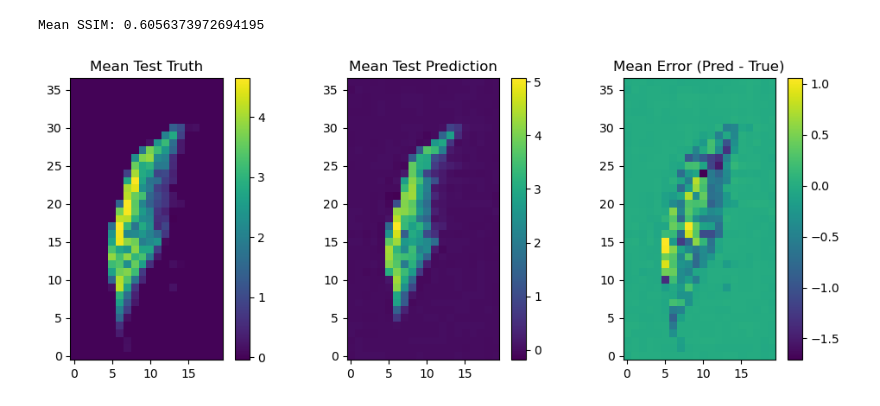
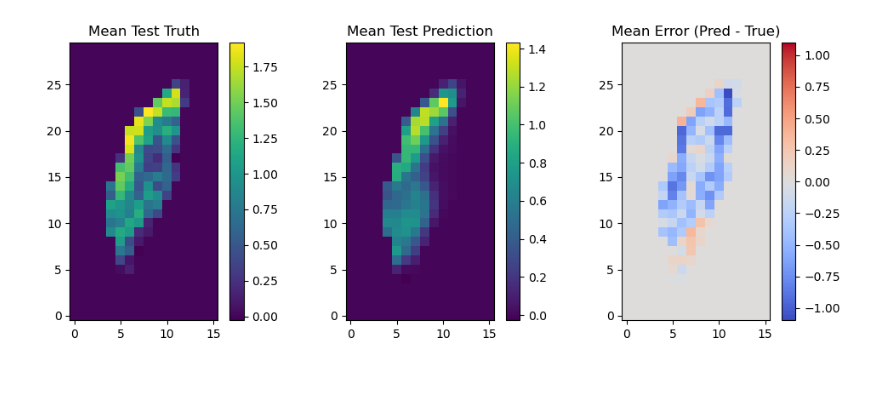
Before and after one commit to rubarriuso/TFM, a Jupyter notebook: modelado/DL_regression.ipynb, the cells around one changed output. Saved outputs shown, nothing was run; the diff lists cells and outputs as text; code cells hidden in the pictures; blank space fills up the shorter version.

```diff
--- a/modelado/DL_regression.ipynb
+++ b/modelado/DL_regression.ipynb
@@ -1004,57 +1404,49 @@ all_preds = []
 all_targets = []
 
 with torch.no_grad():
-    for x, y in test_loader:
+    for x, y, m in test_loader:
         x = x.to(device)
-        pred = model(x)
+        y = y.to(device)
+        m = m.to(device)
 
-        pred_np = pred.squeeze(1).cpu().numpy()
-        y_np = y.cpu().numpy()
+        pred = model(x).squeeze(1)
 
-        all_preds.append(pred_np)
-        all_targets.append(y_np)
+        pred_masked = pred * m
+        y_masked = y * m
+
+        all_preds.append(pred_masked.cpu().numpy())
+        all_targets.append(y_masked.cpu().numpy())
 
 all_preds = np.concatenate(all_preds, axis=0)     # (N, H, W)
 all_targets = np.concatenate(all_targets, axis=0) # (N, H, W)
 
 mean_pred = all_preds.mean(axis=0)     # (H, W)
 mean_true = all_targets.mean(axis=0)   # (H, W)
-
-ssim_scores = []
-
-for pred, true in zip(all_preds, all_targets):
-    score = ssim(true, pred, data_range=true.max() - true.min())
-    ssim_scores.append(score)
-
-mean_ssim = np.mean(ssim_scores)
-print("Mean SSIM:", mean_ssim)
-# %% [output]
-Mean SSIM: 0.6056373972694195
 # %%
 import matplotlib.pyplot as plt
 
 plt.figure(figsize=(10,4))
 
 ax1 = plt.subplot(1,3,1)
 plt.title("Mean Test Truth")
 plt.imshow(mean_true)
 plt.colorbar()
 ax1.invert_yaxis()
 
 ax2 = plt.subplot(1,3,2)
 plt.title("Mean Test Prediction")
 plt.imshow(mean_pred)
 plt.colorbar()
 ax2.invert_yaxis()
 
 error = mean_pred - mean_true
 ax3 = plt.subplot(1,3,3)
 plt.title("Mean Error (Pred - True)")
-plt.imshow(error)
+plt.imshow(error, cmap='coolwarm', norm=CenteredNorm(vcenter=0))
 plt.colorbar()
 ax3.invert_yaxis()
 
 plt.tight_layout()
 plt.show()
 # %% [output]
-[figure, old version]
+[figure, new version]
```
Also changed, not shown: parts of 18 cells of this notebook, 7 other files.
